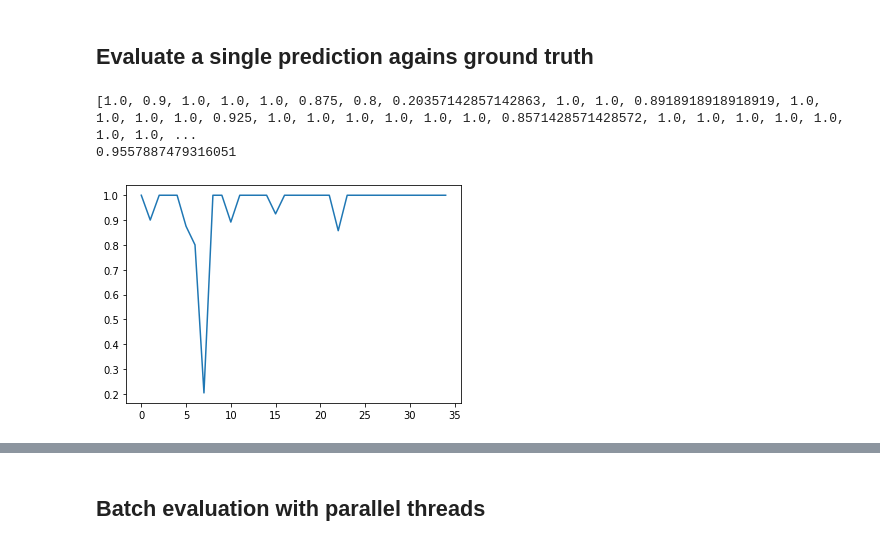
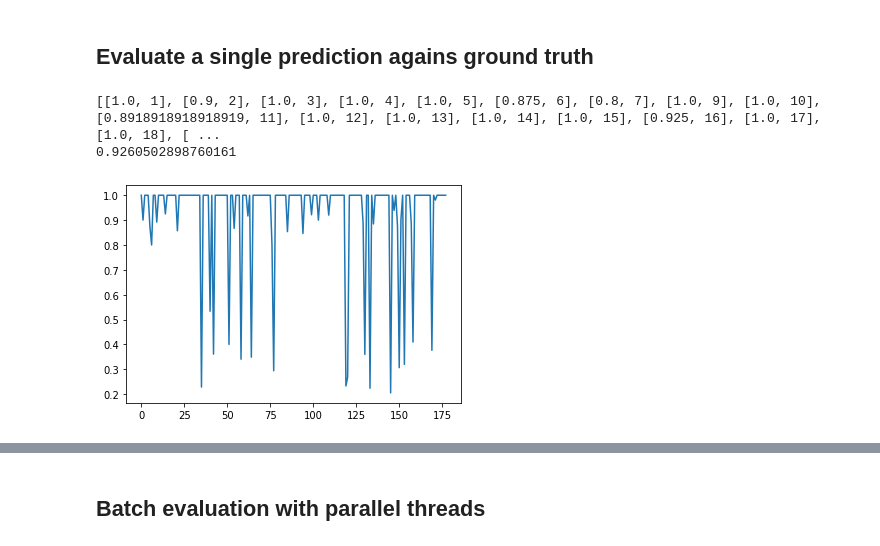
Before and after one commit to HydromanAG/PubTabNet, a Jupyter notebook: src/demo.ipynb, the cells around one changed output, grey strips where cells are left out. Drawn from its saved outputs; the diff is of its cells as text; code cells hidden in the pictures.

```diff
--- a/src/demo.ipynb
+++ b/src/demo.ipynb
@@ -13,25 +13,27 @@ true = g.read()
 # %%
 from metric import TEDS
 teds = TEDS()
 # Initialize TEDS object
 ans = []
-for i in range(1,38):
+p = []
+for i in range(1,201):
     # Evaluate
     try:
         f = open(os.path.expanduser("~/Downloads/pdf2charinfo/samples/FinalTest/"+str(i)+"/output1.html"))
         pred = f.read()
         f.close()
         g = open(os.path.expanduser("~/Downloads/pdf2charinfo/samples/FinalTest/"+str(i)+"/"+str(i)+"_noh.html"))
         true = g.read()
         g.close()
         score = teds.structevaluate(pred, true)
         ans+= [score]
+        p+=[[score,i]]
     except:
         pass
-print(ans)
+print(p)
 plt.plot(ans)
 print(np.mean(ans))
 # %% [output]
-[1.0, 0.9, 1.0, 1.0, 1.0, 0.875, 0.8, 0.20357142857142863, 1.0, 1.0, 0.8918918918918919, 1.0, 1.0, 1.0, 1.0, 0.925, 1.0, 1.0, 1.0, 1.0, 1.0, 1.0, 0.8571428571428572, 1.0, 1.0, 1.0, 1.0, 1.0, 1.0, 1.0, ...
-0.9557887479316051
+[[1.0, 1], [0.9, 2], [1.0, 3], [1.0, 4], [1.0, 5], [0.875, 6], [0.8, 7], [1.0, 9], [1.0, 10], [0.8918918918918919, 11], [1.0, 12], [1.0, 13], [1.0, 14], [1.0, 15], [0.925, 16], [1.0, 17], [1.0, 18], [ ...
+0.9260502898760161
-[figure, old version]
+[figure, new version]
```
Also changed, not shown: parts of 1 cell of this notebook.
